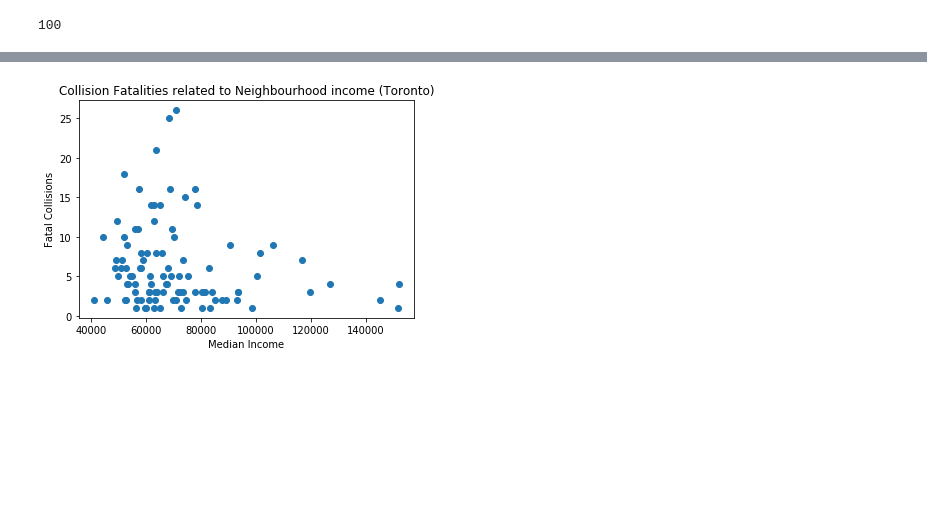
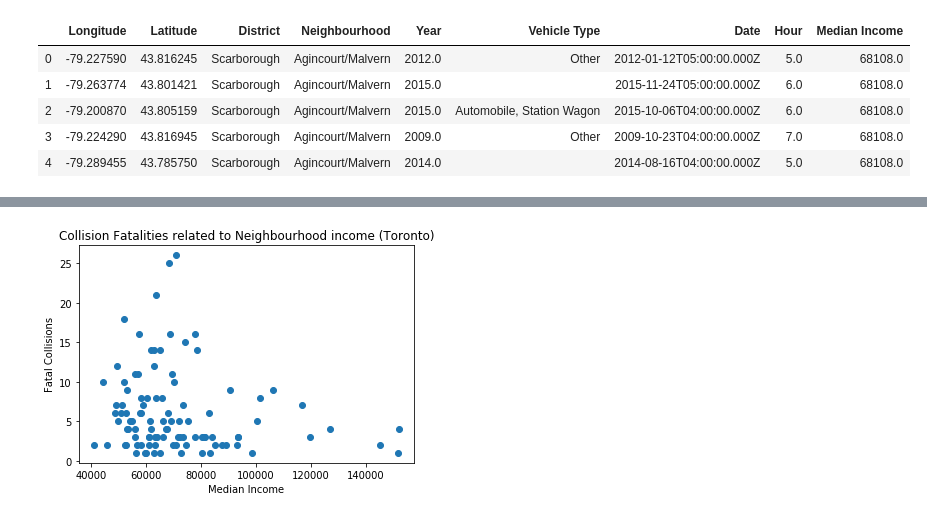
Before and after one commit to nupurgupta5292/SES-vs-Fatal-Road-Collisions, a Jupyter notebook: toronto_neighbourhoods.ipynb, the cells around one changed output, grey strips where cells are left out. Saved outputs shown, nothing was run; the diff lists cells and outputs as text; code cells hidden in the pictures; blank space fills up the shorter version.

```diff
--- a/toronto_neighbourhoods.ipynb
+++ b/toronto_neighbourhoods.ipynb
@@ -44,4 +23,0 @@ toronto_collision.head()
-# %%
-toronto_collision.Neighbourhood.nunique()
-# %% [output]
-100
@@ -48,5 +32,13 @@ toronto_collision.Neighbourhood.nunique()
 # %%
 toronto_data=pd.merge(toronto_collision,toronto_income, how='outer',on='Neighbourhood')
-toronto_data=toronto_data.rename(columns={'Median Household Income Before Taxes':'Median Income'})
+toronto_data=toronto_data.dropna()
+toronto_data.head()
+# %% [output]
+|  | Longitude | Latitude | District | Neighbourhood | Year | Vehicle Type | Date | Hour | Median Income |
+| 0 | -79.227590 | 43.816245 | Scarborough | Agincourt/Malvern | 2012.0 | Other | 2012-01-12T05:00:00.000Z | 5.0 | 68108.0 |
+| 1 | -79.263774 | 43.801421 | Scarborough | Agincourt/Malvern | 2015.0 |  | 2015-11-24T05:00:00.000Z | 6.0 | 68108.0 |
+| 2 | -79.200870 | 43.805159 | Scarborough | Agincourt/Malvern | 2015.0 | Automobile, Station Wagon | 2015-10-06T04:00:00.000Z | 6.0 | 68108.0 |
+| 3 | -79.224290 | 43.816945 | Scarborough | Agincourt/Malvern | 2009.0 | Other | 2009-10-23T04:00:00.000Z | 7.0 | 68108.0 |
+| 4 | -79.289455 | 43.785750 | Scarborough | Agincourt/Malvern | 2014.0 |  | 2014-08-16T04:00:00.000Z | 5.0 | 68108.0 |
 # %%
 toronto_data.to_csv('Resources/toronto_cleaned.csv')
```
Also changed, not shown: parts of 21 cells of this notebook, 6 other files.
